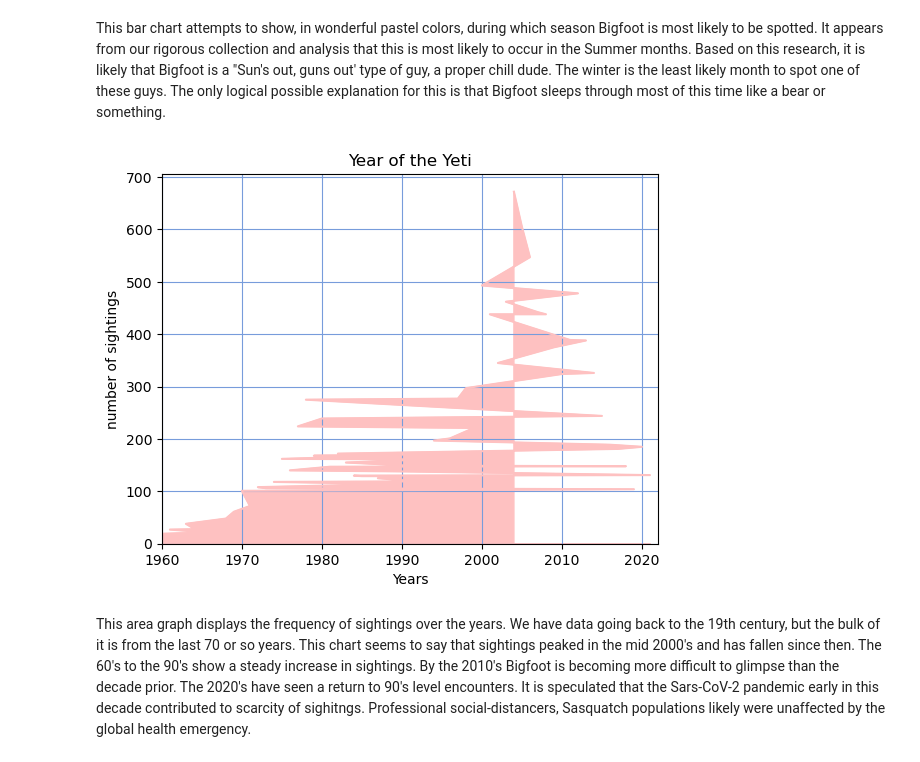
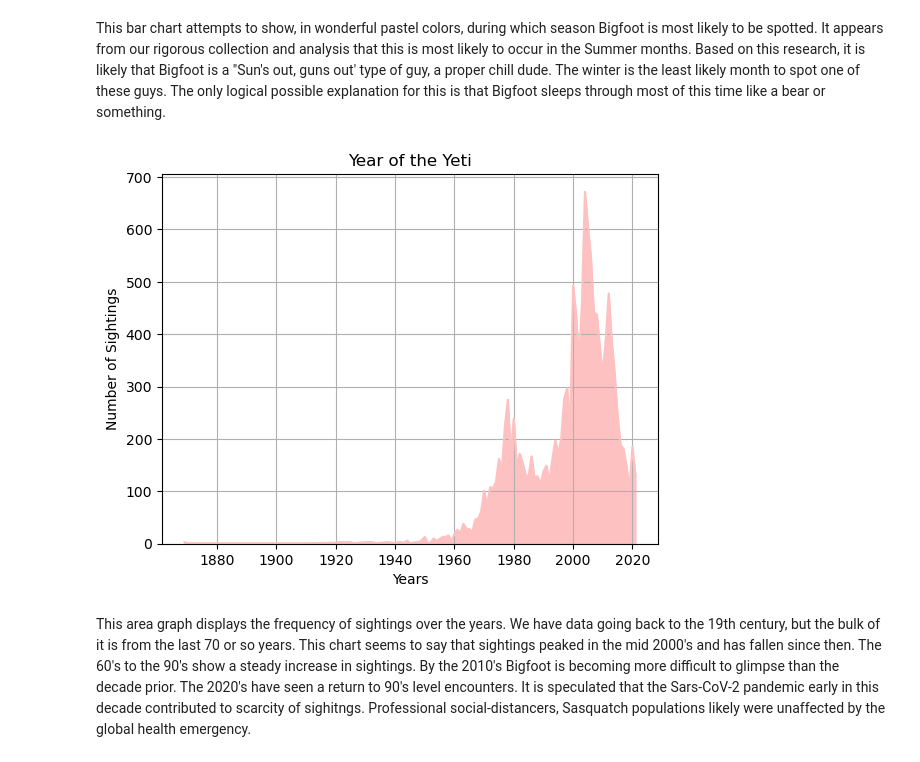
Before and after one commit to ryannotseldduh/bigfoot_sightings, a Jupyter notebook: bigfoot_jupyter.ipynb, the cells around one changed output. Saved outputs shown, nothing was run; the diff lists cells and outputs as text; code cells hidden in the pictures.

Commit message:
hopefully final changes making all column "cnt" match, correcting area plot

```diff
--- a/bigfoot_jupyter.ipynb
+++ b/bigfoot_jupyter.ipynb
@@ -11,7 +11,7 @@ import matplotlib.pyplot as plt
 # %% [markdown]
 ### Read in CSV code
 # %%
-df = pd.read_csv('data_main/merged_data.csv').drop(columns=['count', 'observed','location_details', 'title', 'pressure', 'summary', 'uv_index', 'visibility', 'wind_bearing','wind_speed', 'temperature_mid', 'dew_point','humidity','cloud_cover','precip_intensity','precip_probability','precip_type', 'latitude', 'longitude', 'geohash'])
+df = pd.read_csv('data_main/merged_data.csv').drop(columns=['cnt', 'observed','location_details', 'title', 'pressure', 'summary', 'uv_index', 'visibility', 'wind_bearing','wind_speed', 'temperature_mid', 'dew_point','humidity','cloud_cover','precip_intensity','precip_probability','precip_type', 'latitude', 'longitude', 'geohash'])
 # %% [markdown]
 The head/tail code below allows us to make sure it's reading our entire document. When you return this text it looks like a mess for the head. Columns B and C, 'observed' and 'location_details' respectively contain text descriptions, basically anecdotes about what was seen and what the scene looked like. These columns are dropped from the dataframe as they hae no use for our purposes. This was done in the first instance of reading the csv via .drop(columns=)
 # %%
@@ -130,12 +130,10 @@ collection and analysis that this is most likely to occur in the Summer months.
 type of guy, a proper chill dude. The winter is the least likely month to spot one of these guys. The only logical possible explanation for this is that Bigfoot
 sleeps through most of this time like a bear or something.
 # %%
-year_data = df['year'].value_counts(ascending=True, sort=True).plot.area(color='#FEC1C1', xlabel='Years', ylabel="number of sightings").set_xlim(1960,2022)
-plt.title("Year of the Yeti")
-plt.grid(True, color='#779CDB')
+year_data=df['year'].value_counts().sort_index().plot(kind='area',color='#FEC1C1', xlabel='Years', ylabel='Number of Sightings', title='Year of the Yeti', grid=True)
 plt.show()
 # %% [output]
-[figure, old version]
+[figure, new version]
 # %% [markdown]
 This area graph displays the frequency of sightings over the years. We have data going back to the 19th century, but the bulk of it is from the last 70 or so years.
 This chart seems to say that sightings peaked in the mid 2000's and has fallen since then. The 60's to the 90's show a steady increase in sightings. By the 2010's Bigfoot is
```
Also changed, not shown: 2 other files.
